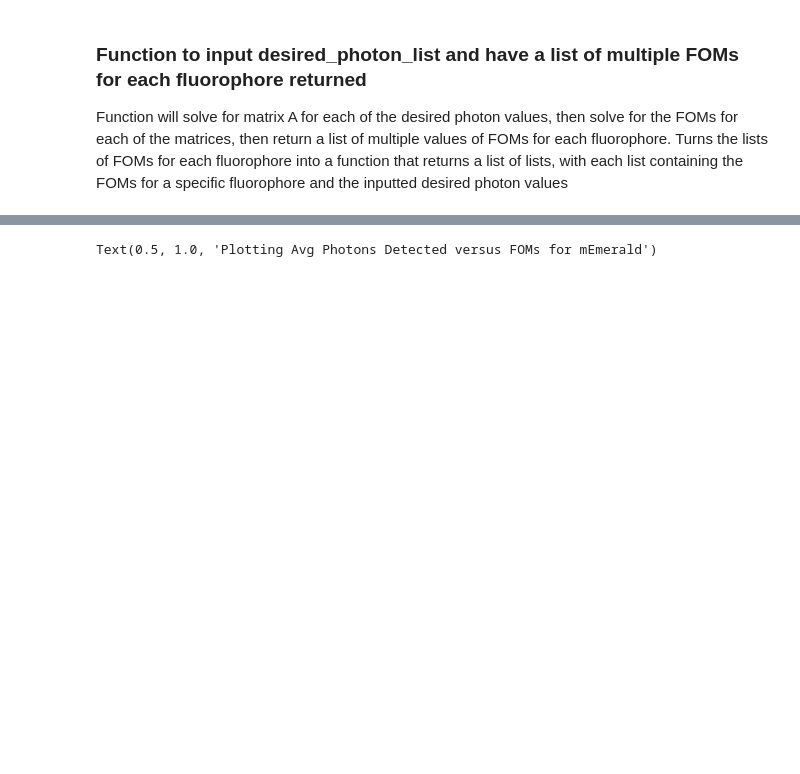
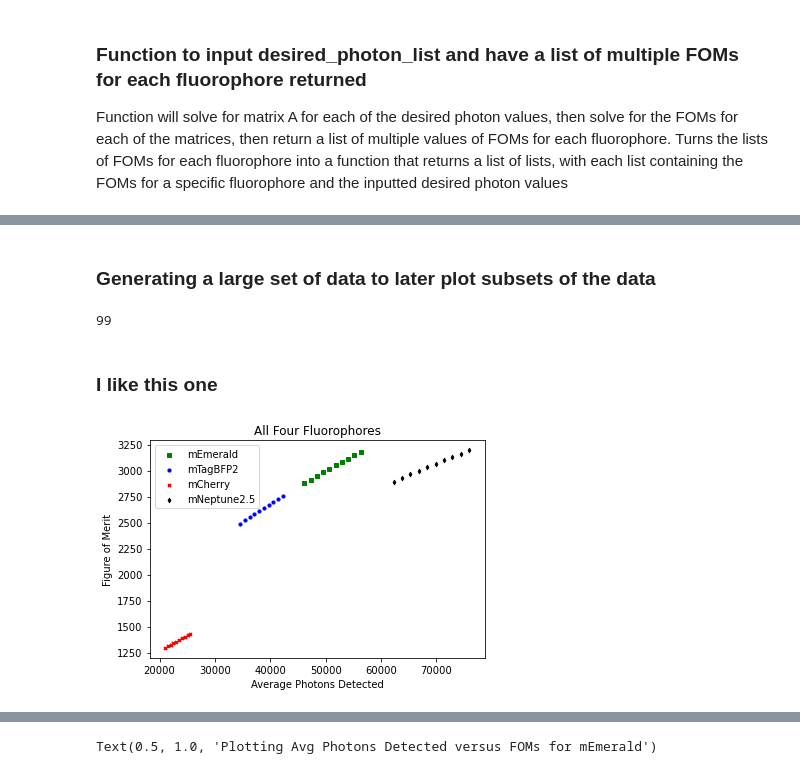
Before and after one commit to PatrickLaRiviereLab/hyperspectral, a Jupyter notebook: Model.ipynb, the cells around one changed output, grey strips where cells are left out. Saved outputs shown, nothing was run; the diff lists cells and outputs as text; code cells hidden in the pictures; blank space fills up the shorter version.

```diff
--- a/Model.ipynb
+++ b/Model.ipynb
@@ -408,0 +371,36 @@ print(multiple_photons_detected_list)
+# %% [markdown]
+### Generating a large set of data to later plot subsets of the data
+# %%
+desired_photons_list = [*range(1000, 100000, 1000)]
+FOM_spectra_list = calc_multiple_FOMs(desired_photons_list, [1, 1, 1, 1])
+avg_photons_detected_list = calc_photons_detected_per_fluor(desired_photons_list)
+# %%
+print(len(desired_photons_list))
+# %% [output]
+99
+# %% [markdown]
+### I like this one
+# %%
+start_idx = 40
+end_idx = 50
+FOM_spectra_list_subset = np.empty([4, (end_idx - start_idx)])
+avg_photons_detected_list_subset = np.empty([4, (end_idx - start_idx)])
+for j in range(4):
+    FOM_spectra_list_subset[j] = FOM_spectra_list[j][start_idx : end_idx]
+    avg_photons_detected_list_subset[j] = avg_photons_detected_list[j][start_idx : end_idx]
+
+fig = plt.figure()
+ax1 = fig.add_subplot(111)
+
+ax1.scatter(avg_photons_detected_list_subset[0], FOM_spectra_list_subset[0], s=10, c='g', marker="s", label='mEmerald')
+ax1.scatter(avg_photons_detected_list_subset[1], FOM_spectra_list_subset[1], s=10, c='b', marker="o", label='mTagBFP2')
+ax1.scatter(avg_photons_detected_list_subset[2], FOM_spectra_list_subset[2], s=10, c='r', marker="x", label='mCherry')
+ax1.scatter(avg_photons_detected_list_subset[3], FOM_spectra_list_subset[3], s=10, c='black', marker="d", label='mNeptune2.5')
+plt.legend(loc='upper left')
+plt.ylabel('Figure of Merit')
+plt.xlabel('Average Photons Detected')
+plt.title('All Four Fluorophores')
+plt.savefig('Figures/Average Photons Detected vs FOMs for Same 10 Index Range All Fluorophores.pdf')
+plt.show()
+# %% [output]
+[figure, added]
```
Also changed, not shown: parts of 50 cells of this notebook, 12 other files.
